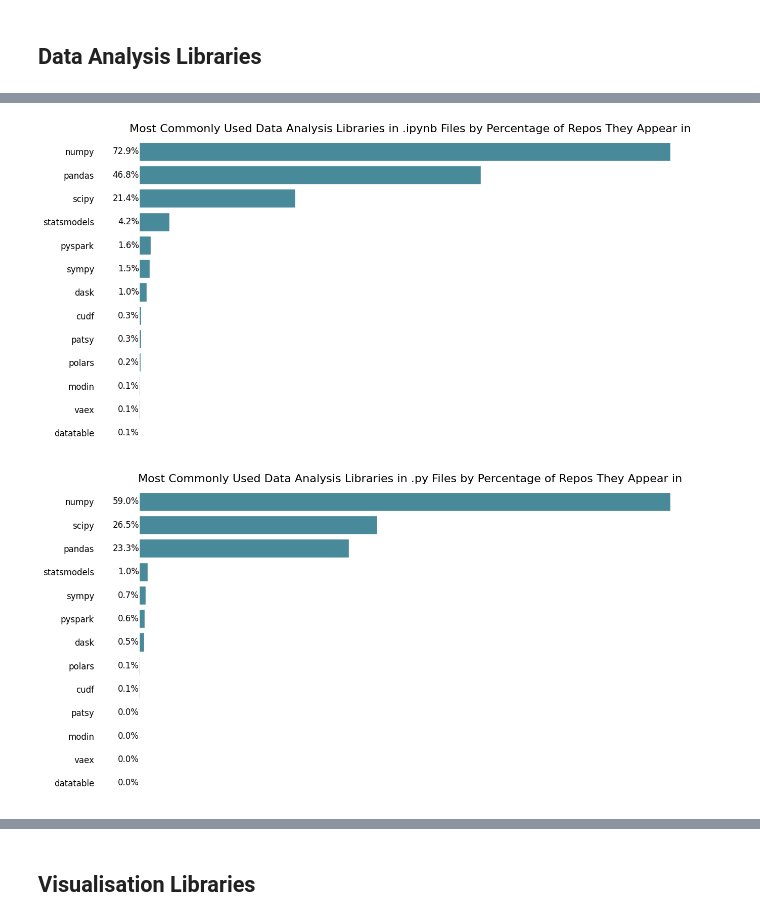
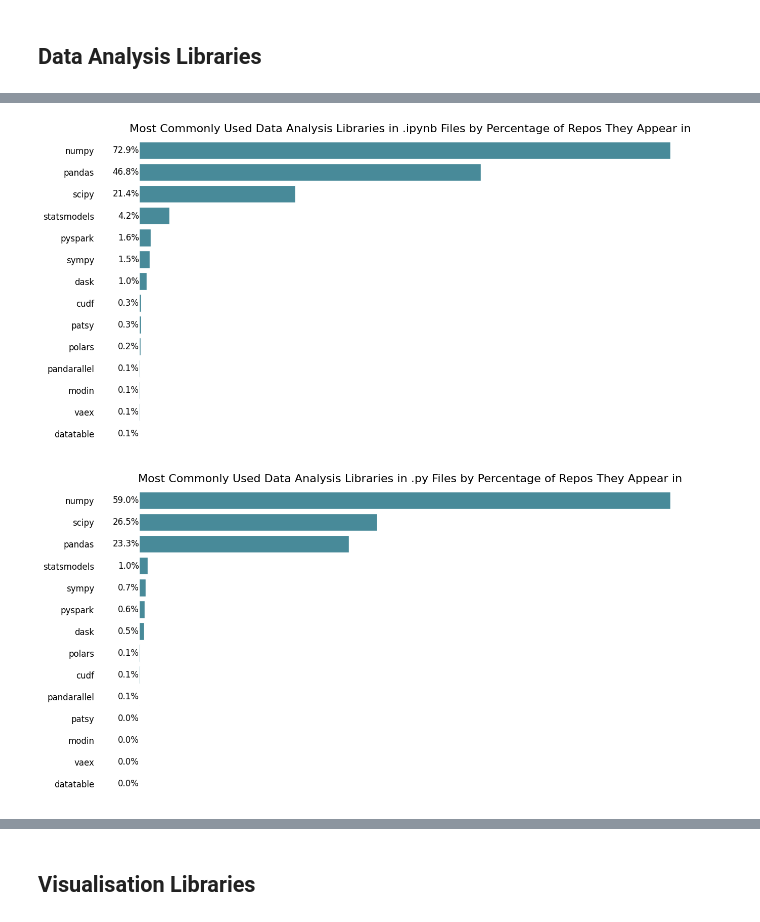
Before and after one commit to tobias-talaj/top-python-repos-analysis, a Jupyter notebook: notebooks/all_libraries_analysis.ipynb, the cells around one changed output, grey strips where cells are left out. Saved outputs shown, nothing was run; the diff lists cells and outputs as text; code cells hidden in the pictures.

```diff
--- a/notebooks/all_libraries_analysis.ipynb
+++ b/notebooks/all_libraries_analysis.ipynb
@@ -62,7 +68,7 @@ show_correlation_matrix(libs_in_repos_corr_all_files, "Co-occurence of Most Comm
 # %% [markdown]
 ## Data Analysis Libraries
 # %%
-data_analysis_libs = ['pandas', 'numpy', 'scipy', 'statsmodels', 'dask', 'polars', 'sympy', 'patsy', 'modin', 'datatable', 'vaex', 'pyspark', 'koalas', 'cudf']
+data_analysis_libs = ['pandas', 'numpy', 'scipy', 'statsmodels', 'dask', 'polars', 'sympy', 'patsy', 'modin', 'datatable', 'vaex', 'pyspark', 'koalas', 'cudf', 'pandarallel']
 # %%
 data_analysis_imports_all = all_files_imports[all_files_imports['library'].isin(data_analysis_libs)]
 data_analysis_imports_ipynb = ipynb_files_imports[ipynb_files_imports['library'].isin(data_analysis_libs)]
@@ -75,10 +95,10 @@ show_popularity(data_analysis_libraries_in_repos_df_all, 'Most Commonly Used Dat
 # %%
 data_analysis_libraries_in_repos_df_ipynb = libraries_in_repos(data_analysis_imports_ipynb)
-show_popularity(data_analysis_libraries_in_repos_df_ipynb, 'Most Commonly Used Data Analysis Libraries in .ipynb Files by Percentage of Repos They Appear in', 16, ipynb_repo_count)
+plot_popularity(data_analysis_libraries_in_repos_df_ipynb, 'Most Commonly Used Data Analysis Libraries in .ipynb Files by Percentage of Repos They Appear in', 16, ipynb_repo_count)
 # %% [output]
-[figure, old version]
+[figure, new version]
 # %%
 data_analysis_libraries_in_repos_df_py = libraries_in_repos(data_analysis_imports_py)
-show_popularity(data_analysis_libraries_in_repos_df_py, 'Most Commonly Used Data Analysis Libraries in .py Files by Percentage of Repos They Appear in', 16, py_repo_count)
+plot_popularity(data_analysis_libraries_in_repos_df_py, 'Most Commonly Used Data Analysis Libraries in .py Files by Percentage of Repos They Appear in', 16, py_repo_count)
 # %% [output]
-[figure, old version]
+[figure, new version]
```
Also changed, not shown: parts of 39 cells of this notebook, 2 other files.
